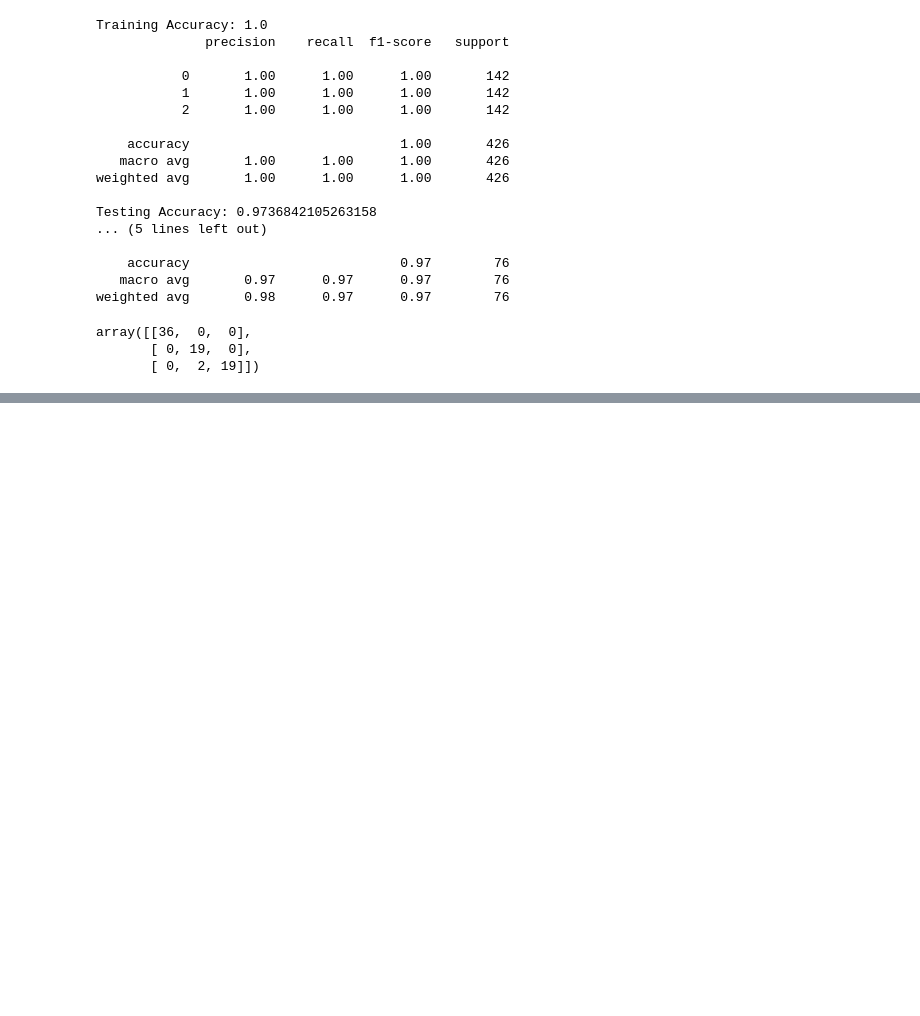
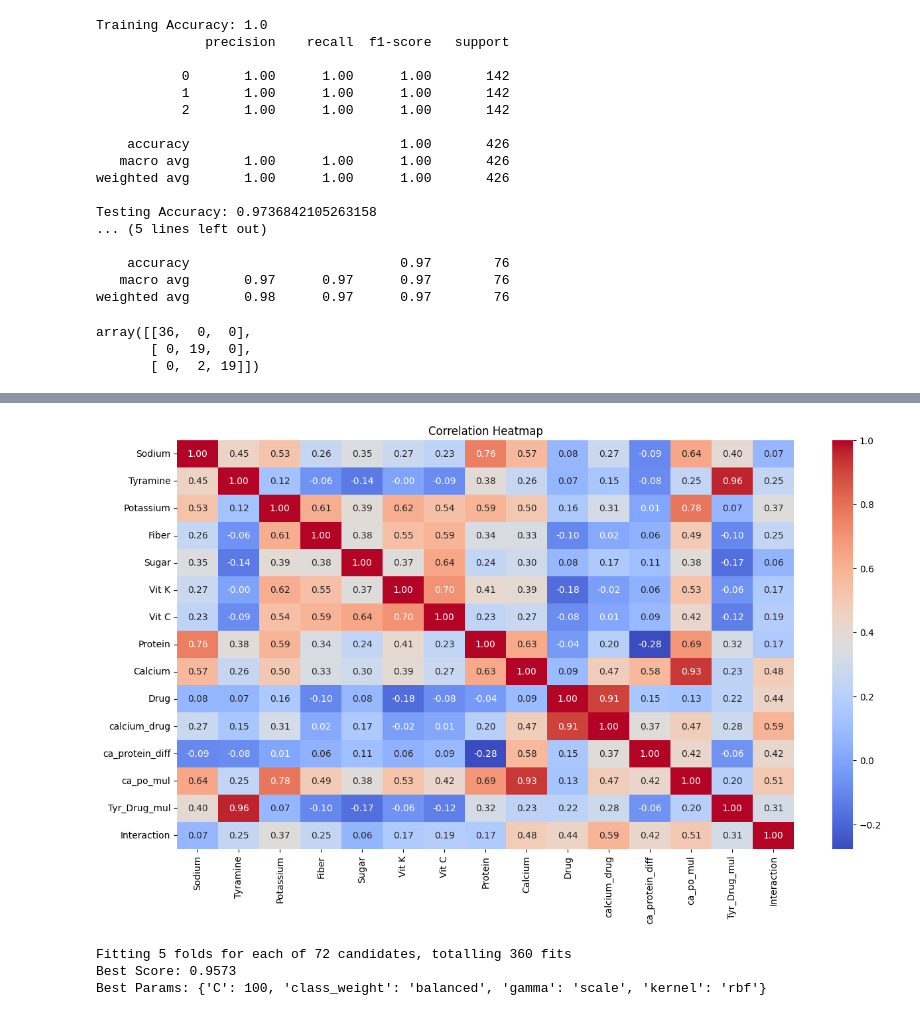
Before and after one commit to Lark01/Drug-Food-Interactions, a Jupyter notebook: DrugInteraction/DrugInteractionNotebook.ipynb, the cells around one changed output, grey strips where cells are left out. Cells and saved outputs as stored; diff of their text form; code cells hidden in the pictures; blank space fills up the shorter version.

Commit message:
Add files via upload
Created SVM model @ Tabular data

```diff
--- a/DrugInteraction/DrugInteractionNotebook.ipynb
+++ b/DrugInteraction/DrugInteractionNotebook.ipynb
@@ -390,0 +410,17 @@ array([[36,  0,  0],
+# %%
+def create_features(data):
+    data["calcium_drug"] = data["Calcium"] * data["Drug"]
+    data["ca_protein_diff"] = data["Calcium"] - data["Protein"]
+    data["ca_po_mul"] = data["Calcium"] * data["Potassium"]
+    data["Tyr_Drug_mul"] = data["Tyramine"] * data["Drug"]
+    return data
+# %%
+X_train_eng = create_features(X_train)
+X_test_eng = create_features(X_test)
+# %%
+plt.figure(figsize=(15, 8))
+sns.heatmap(pd.concat([X_train_eng,y_train], axis =1).corr(), annot=True, fmt=".2f", cmap="coolwarm", cbar=True)
+plt.title("Correlation Heatmap")
+plt.show()
+# %% [output]
+[figure, added]
@@ -390,0 +433,22 @@ array([[36,  0,  0],
+# %%
+from sklearn.svm import SVC
+from sklearn.model_selection import GridSearchCV, StratifiedKFold
+svm = SVC(probability=True, random_state=42)
+params = {
+    'C': [0.1, 1, 10, 100],
+    'gamma': ['scale', 0.1, 0.01],
+    'kernel': ['rbf', 'poly', 'linear'],
+    'class_weight': ['balanced', None]
+}
+cv_strategy = StratifiedKFold(n_splits=5, shuffle=True, random_state=42)
+
+grid = GridSearchCV(
+    svm, params, cv=cv_strategy, scoring='accuracy', n_jobs=-1, verbose=1
+)
+grid.fit(X_train_scaled, y_train)
+print(f"Best Score: {grid.best_score_:.4f}")
+print(f"Best Params: {grid.best_params_}")
+# %% [output]
+Fitting 5 folds for each of 72 candidates, totalling 360 fits
+Best Score: 0.9573
+Best Params: {'C': 100, 'class_weight': 'balanced', 'gamma': 'scale', 'kernel': 'rbf'}
```
Also changed, not shown: parts of 4 cells of this notebook.
